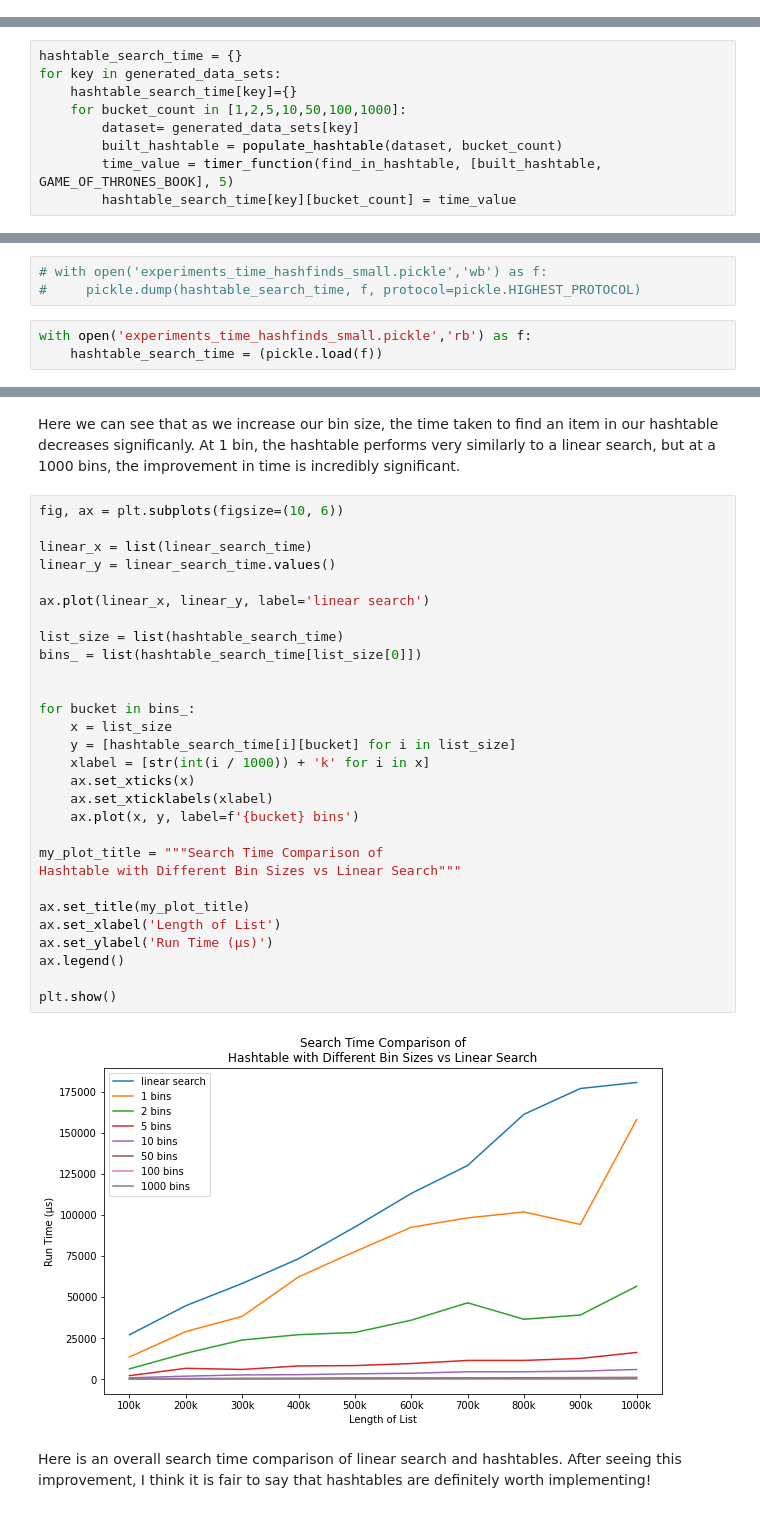
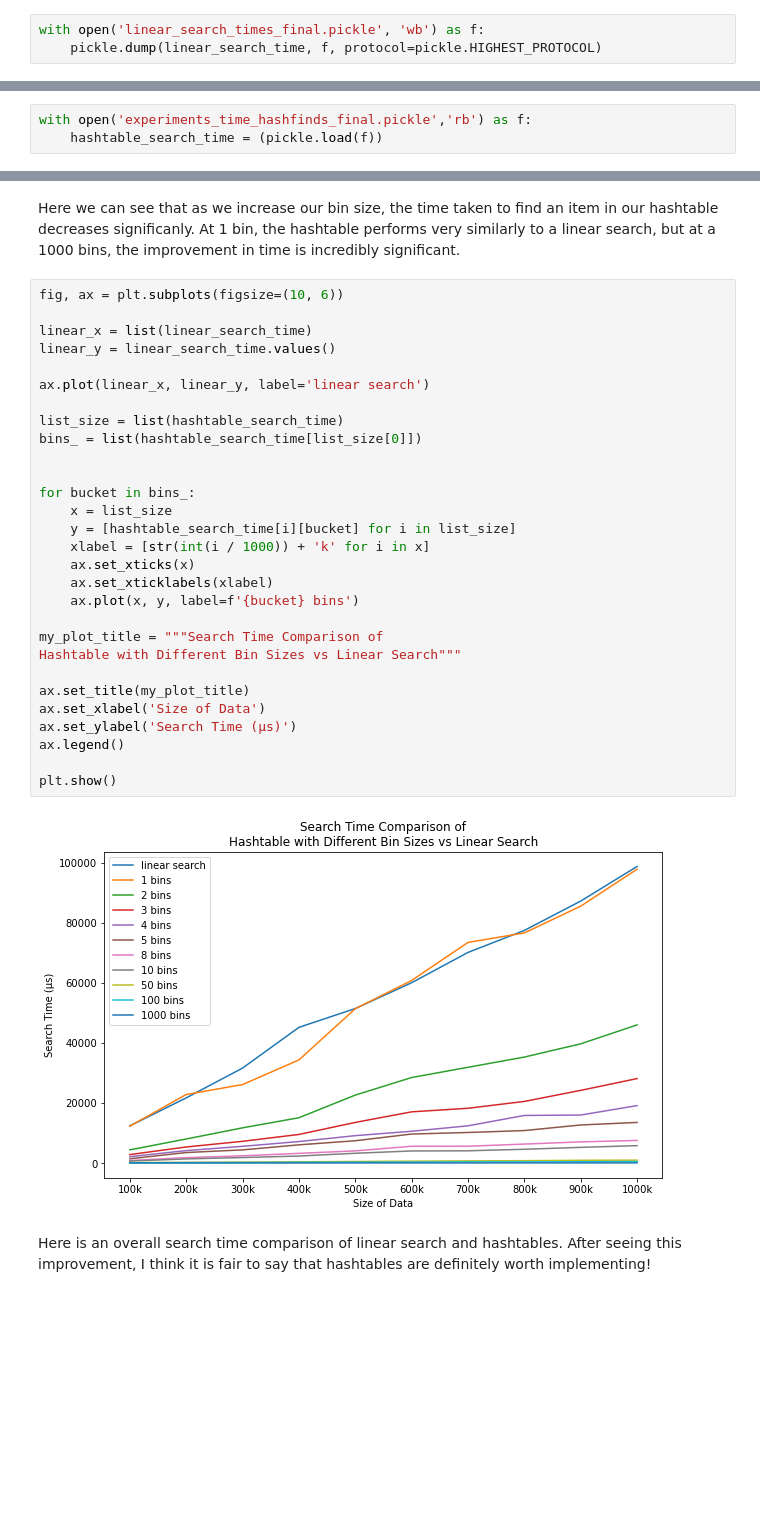
Before and after one commit to devendragovil/USFMSDS_610_Assignment6, a Jupyter notebook: HashTablesCodeDemo.ipynb, the cells around one changed output, grey strips where cells are left out. Saved outputs shown, nothing was run; the diff lists cells and outputs as text; blank space fills up the shorter version.

```diff
--- a/HashTablesCodeDemo.ipynb
+++ b/HashTablesCodeDemo.ipynb
@@ -173,3 +217,6 @@ linear_search_time
+# %%
+with open('linear_search_times_final.pickle', 'wb') as f:
+    pickle.dump(linear_search_time, f, protocol=pickle.HIGHEST_PROTOCOL)
 # %%
 fig, ax = plt.subplots(figsize=(8,5))
 x = list(linear_search_time)
@@ -284,9 +330,0 @@ find_in_hashtable(built_hashtable, GAME_OF_THRONES_BOOK)
-# %%
-hashtable_search_time = {}
-for key in generated_data_sets:
-    hashtable_search_time[key]={}
-    for bucket_count in [1,2,5,10,50,100,1000]:
-        dataset= generated_data_sets[key]
-        built_hashtable = populate_hashtable(dataset, bucket_count)
-        time_value = timer_function(find_in_hashtable, [built_hashtable, GAME_OF_THRONES_BOOK], 5)
-        hashtable_search_time[key][bucket_count] = time_value
@@ -316,9 +331,6 @@ hashtable_search_time[100000]
 # %%
-# with open('experiments_time_hashfinds_small.pickle','wb') as f:
-#     pickle.dump(hashtable_search_time, f, protocol=pickle.HIGHEST_PROTOCOL)
+with open('experiments_time_hashfinds_final.pickle','rb') as f:
+    hashtable_search_time = (pickle.load(f))
-# %%
-with open('experiments_time_hashfinds_small.pickle','rb') as f:
-    hashtable_search_time = (pickle.load(f))
 # %%
 max_time = round(hashtable_search_time[1000000][1] * 1.10, -4)
 
@@ -360,34 +372,34 @@ Here we can see that as we increase our bin size, the time taken to find an item
 # %%
 fig, ax = plt.subplots(figsize=(10, 6))
 
 linear_x = list(linear_search_time)
 linear_y = linear_search_time.values()
 
 ax.plot(linear_x, linear_y, label='linear search')
 
 list_size = list(hashtable_search_time)
 bins_ = list(hashtable_search_time[list_size[0]])
 
 
 for bucket in bins_:
     x = list_size
     y = [hashtable_search_time[i][bucket] for i in list_size]
     xlabel = [str(int(i / 1000)) + 'k' for i in x]
     ax.set_xticks(x)
     ax.set_xticklabels(xlabel)
     ax.plot(x, y, label=f'{bucket} bins')
 
 my_plot_title = """Search Time Comparison of
 Hashtable with Different Bin Sizes vs Linear Search"""
 
 ax.set_title(my_plot_title)
-ax.set_xlabel('Length of List')
-ax.set_ylabel('Run Time (μs)')
+ax.set_xlabel('Size of Data')
+ax.set_ylabel('Search Time (μs)')
 ax.legend()
 
 plt.show()
 # %% [output]
-[figure, old version]
+[figure, new version]
 # %% [markdown]
 Here is an overall search time comparison of linear search and hashtables. After seeing this improvement, I think it is fair to say that hashtables are definitely worth implementing!
 # %% [markdown]
```
Also changed, not shown: parts of 21 cells of this notebook.
